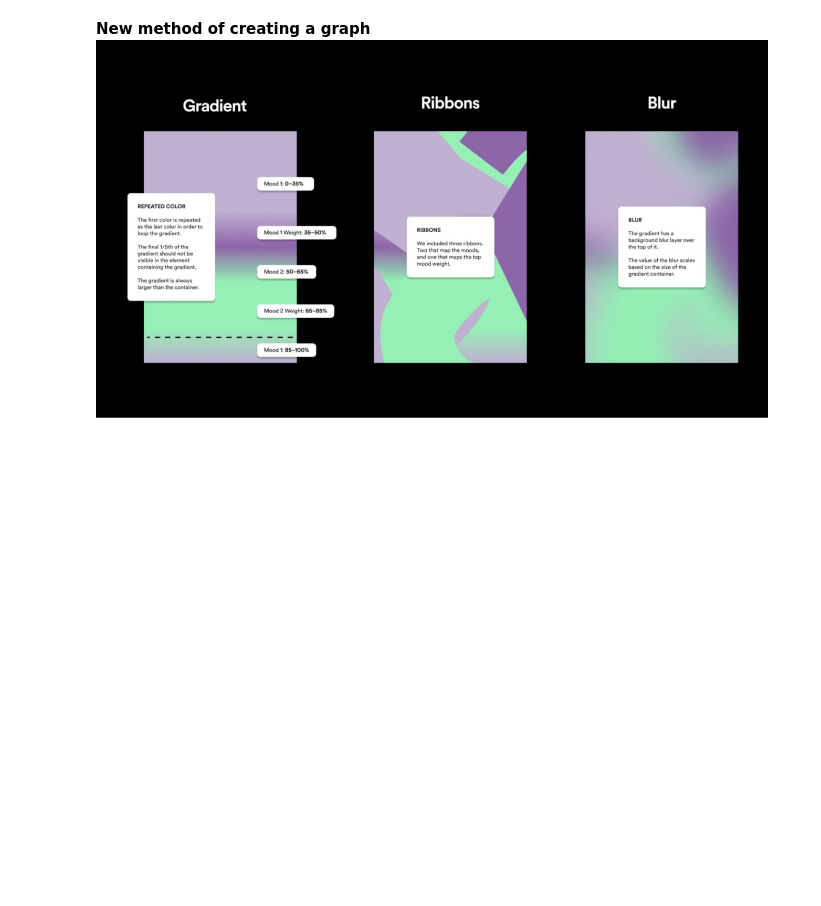
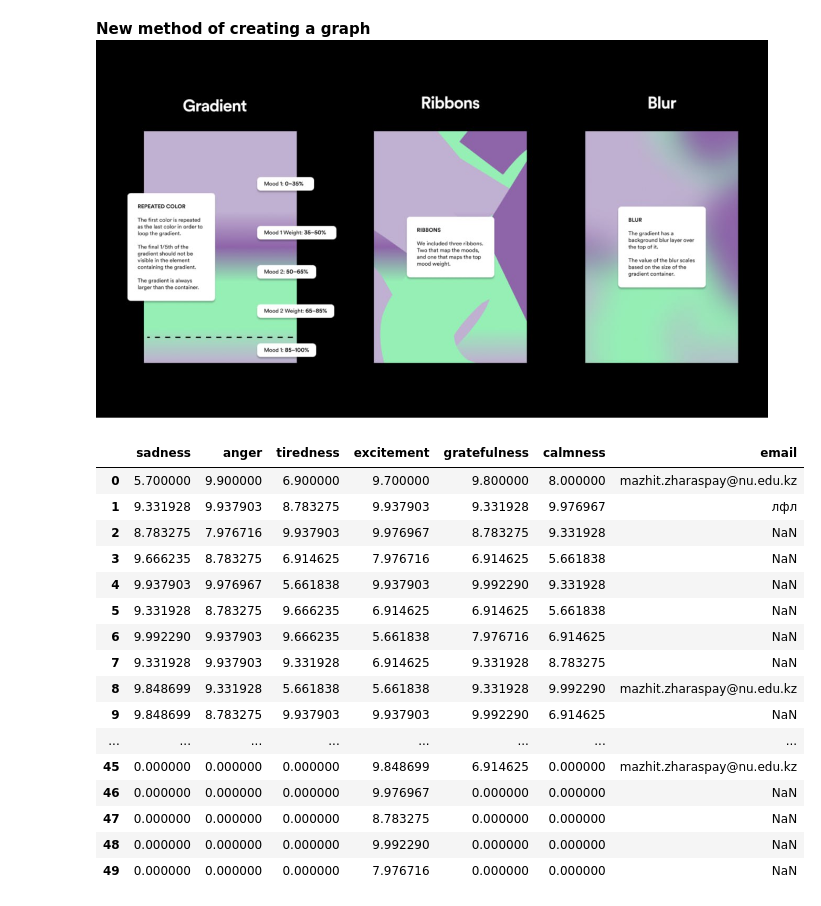
Before and after one commit to mr-usurper/aura_vis, a Jupyter notebook: aura_viz.ipynb, the cells around one changed output. Saved outputs shown, nothing was run; the diff lists cells and outputs as text; code cells hidden in the pictures; blank space fills up the shorter version.

```diff
--- a/aura_viz.ipynb
+++ b/aura_viz.ipynb
@@ -380,19 +5,38 @@ NEW VERSION
 # %%
 import pandas as pd
 #file = pd.read_excel('/content/sample_data/test(1).xlsx')
 file = pd.read_excel('https://docs.google.com/spreadsheets/d/e/2PACX-1vQNbHbiU-mp_jpnYscPtm2sS7oMZPd5ouKUnzUYUZTalcd8iG5TJjQemt-Vk2Gt-ER6w1GvXJkS_Q5d/pub?output=xlsx')
 
 sad = file['sadness']
-effect_s = file['effect']
 anger = file['anger']
-effect_a = file['effect.1']
+tired = file['tiredness']
 exc = file['excitement']
-effect_e = file['effect.2']
-tired = file['tiredness']
-effect_t = file['effect.3']
+grateful = file['gratefulness']
 calm = file['calmness']
-effect_c = file['effect.4']
-fear = file['fear']
-effect_f = file['effect.5']
 
-№file
+# 165, 201, 253 blue 0
+# 255, 105, 97 red 1
+# 192, 176, 209 purple 2
+# 253, 253, 150 yellow 3
+# 245, 174, 190 pink 4
+# 150, 239, 181 green 5
+
+file
+# %% [output]
+|  | sadness | anger | tiredness | excitement | gratefulness | calmness | email |
+| 0 | 5.700000 | 9.900000 | 6.900000 | 9.700000 | 9.800000 | 8.000000 | mazhit.zharaspay@nu.edu.kz |
+| 1 | 9.331928 | 9.937903 | 8.783275 | 9.937903 | 9.331928 | 9.976967 | лфл |
+| 2 | 8.783275 | 7.976716 | 9.937903 | 9.976967 | 8.783275 | 9.331928 | NaN |
+| 3 | 9.666235 | 8.783275 | 6.914625 | 7.976716 | 6.914625 | 5.661838 | NaN |
+| 4 | 9.937903 | 9.976967 | 5.661838 | 9.937903 | 9.992290 | 9.331928 | NaN |
+| 5 | 9.331928 | 8.783275 | 9.666235 | 6.914625 | 6.914625 | 5.661838 | NaN |
+| 6 | 9.992290 | 9.937903 | 9.666235 | 5.661838 | 7.976716 | 6.914625 | NaN |
+| 7 | 9.331928 | 9.937903 | 9.331928 | 6.914625 | 9.331928 | 8.783275 | NaN |
+| 8 | 9.848699 | 9.331928 | 5.661838 | 5.661838 | 9.331928 | 9.992290 | mazhit.zharaspay@nu.edu.kz |
+| 9 | 9.848699 | 8.783275 | 9.937903 | 9.937903 | 9.992290 | 6.914625 | NaN |
+| ... | ... | ... | ... | ... | ... | ... | ... |
+| 45 | 0.000000 | 0.000000 | 0.000000 | 9.848699 | 6.914625 | 0.000000 | mazhit.zharaspay@nu.edu.kz |
+| 46 | 0.000000 | 0.000000 | 0.000000 | 9.976967 | 0.000000 | 0.000000 | NaN |
+| 47 | 0.000000 | 0.000000 | 0.000000 | 8.783275 | 0.000000 | 0.000000 | NaN |
+| 48 | 0.000000 | 0.000000 | 0.000000 | 9.992290 | 0.000000 | 0.000000 | NaN |
+| 49 | 0.000000 | 0.000000 | 0.000000 | 7.976716 | 0.000000 | 0.000000 | NaN |
```
Also changed, not shown: parts of 25 cells of this notebook.
